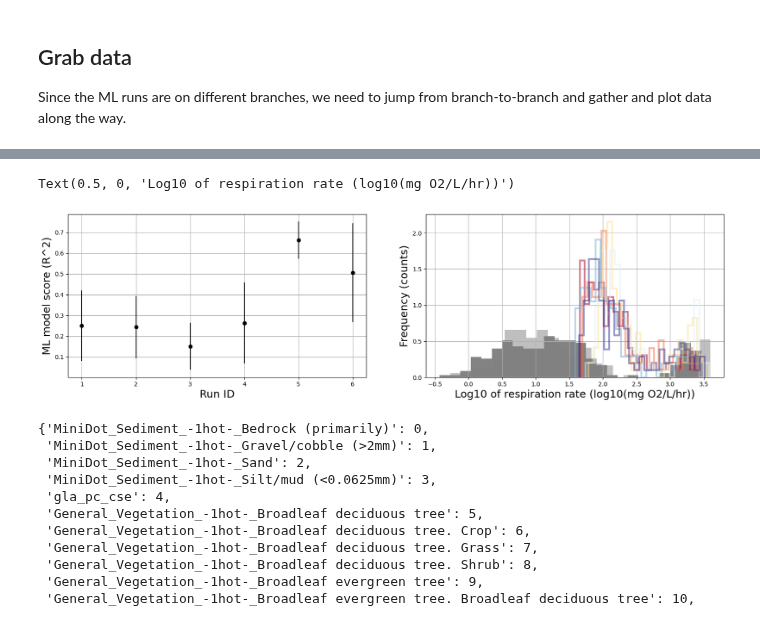
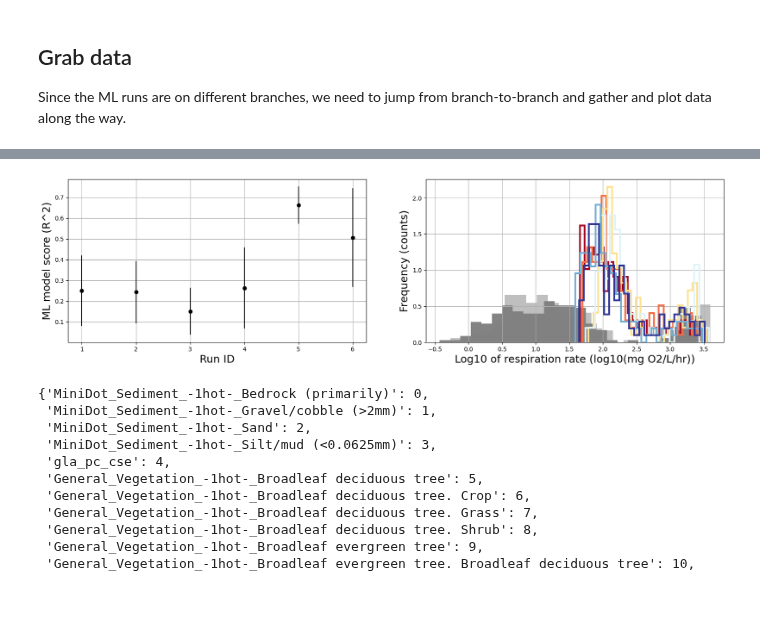
Before and after one commit to parallelworks/sl-archive-whondrs, a Jupyter notebook: examples/plot_fpi_results.ipynb, the cells around one changed output, grey strips where cells are left out. Drawn from its saved outputs; the diff is of its cells as text; code cells hidden in the pictures.

Commit message:
Increase boldness of histogram lines, convert plots to pdf

```diff
--- a/examples/plot_fpi_results.ipynb
+++ b/examples/plot_fpi_results.ipynb
@@ -261,32 +262,33 @@ Text(0, 0.5, 'FPI importance ratio (no unit)')
 # %%
 # Set up side-by-side plot
 fig, (ax0, ax1)  = plt.subplots(1,2,figsize=(20,5))
 
 # Plot progression of model score with training attempt
 ax0.errorbar(model_scores.index+1, model_scores['hold-out-avg'],yerr=model_scores['hold-out-std'], fmt='ko')
 ax0.grid()
 ax0.set_xlabel('Run ID', fontsize=18)
 ax0.set_ylabel('ML model score (R^2)', fontsize=18)
 
 # Plot progression of histograms (for bias) with training attempt
 nbin = 25
 for bb,branch in enumerate(list_branches):
     # Histogram for training set truth reference
     n, bins, patches = ax1.hist(
             np.log10(np.abs(train_hist[branch])),
             nbin, density=True, histtype="stepfilled", linestyle=('dashed'), color=('gray'), alpha=0.5)
 
     # Histogram for predictions
     n, bins, patches = ax1.hist(
             np.log10(np.abs(predict_hist[branch])),
-            nbin, density=True, histtype="step", linestyle=('solid'), color=cmap(((bb+1) - 1)/(len(list_branches) - 1)), linewidth=3,alpha=0.5)
+            nbin, density=True, histtype="step", linestyle=('solid'), color=cmap(((bb+1) - 1)/(len(list_branches) - 1)), linewidth=3,alpha=1.0)
 
 ax1.grid()
 ax1.set_ylabel('Frequency (counts)', fontsize=18)
 ax1.set_xlabel('Log10 of respiration rate (log10(mg O2/L/hr))', fontsize=18)
+
+plt.savefig('ML-main-summary.pdf')
 # %% [output]
-Text(0.5, 0, 'Log10 of respiration rate (log10(mg O2/L/hr))')
-[figure, old version]
+[figure, new version]
 # %%
 feature_id_name_dict
 # %% [output]
```
Also changed, not shown: parts of 1 cell of this notebook, 2 other files.
